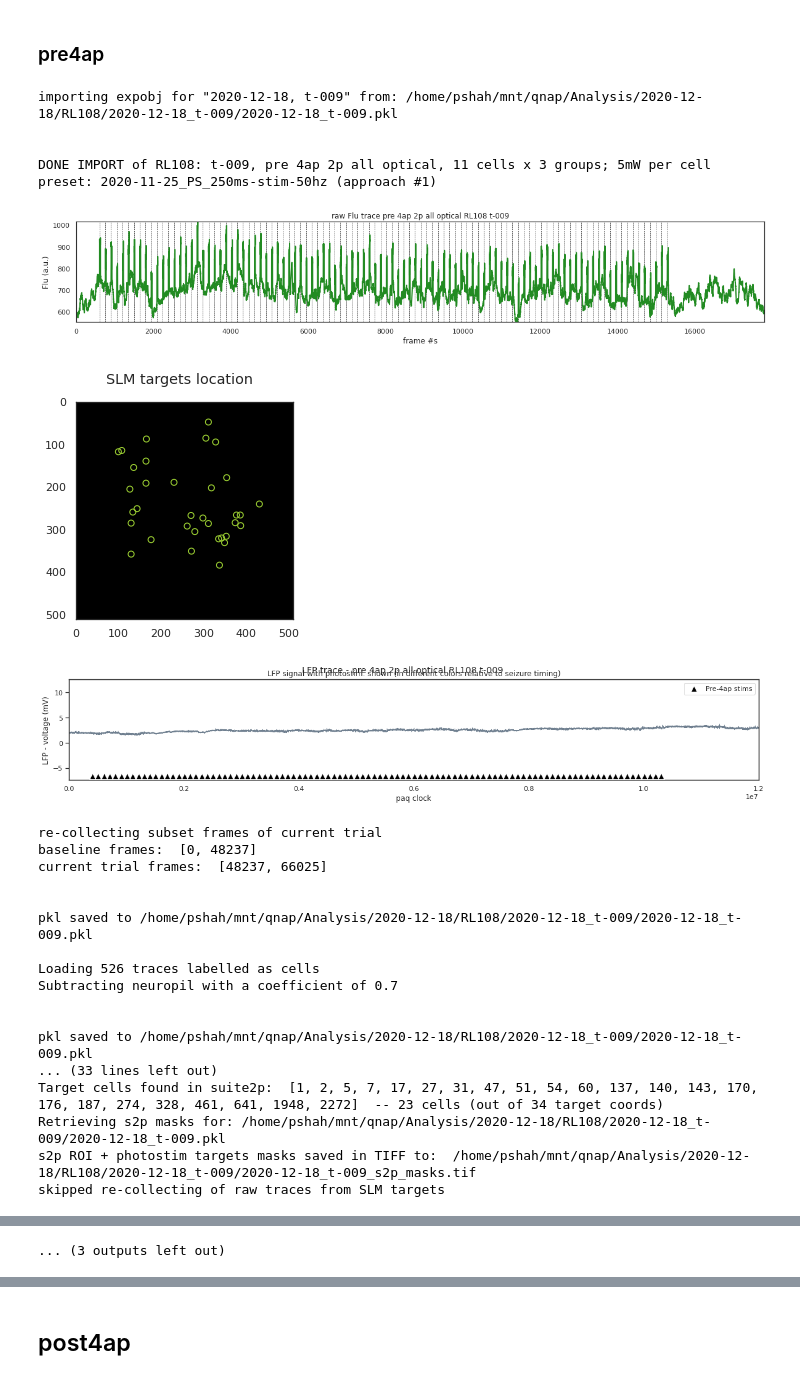
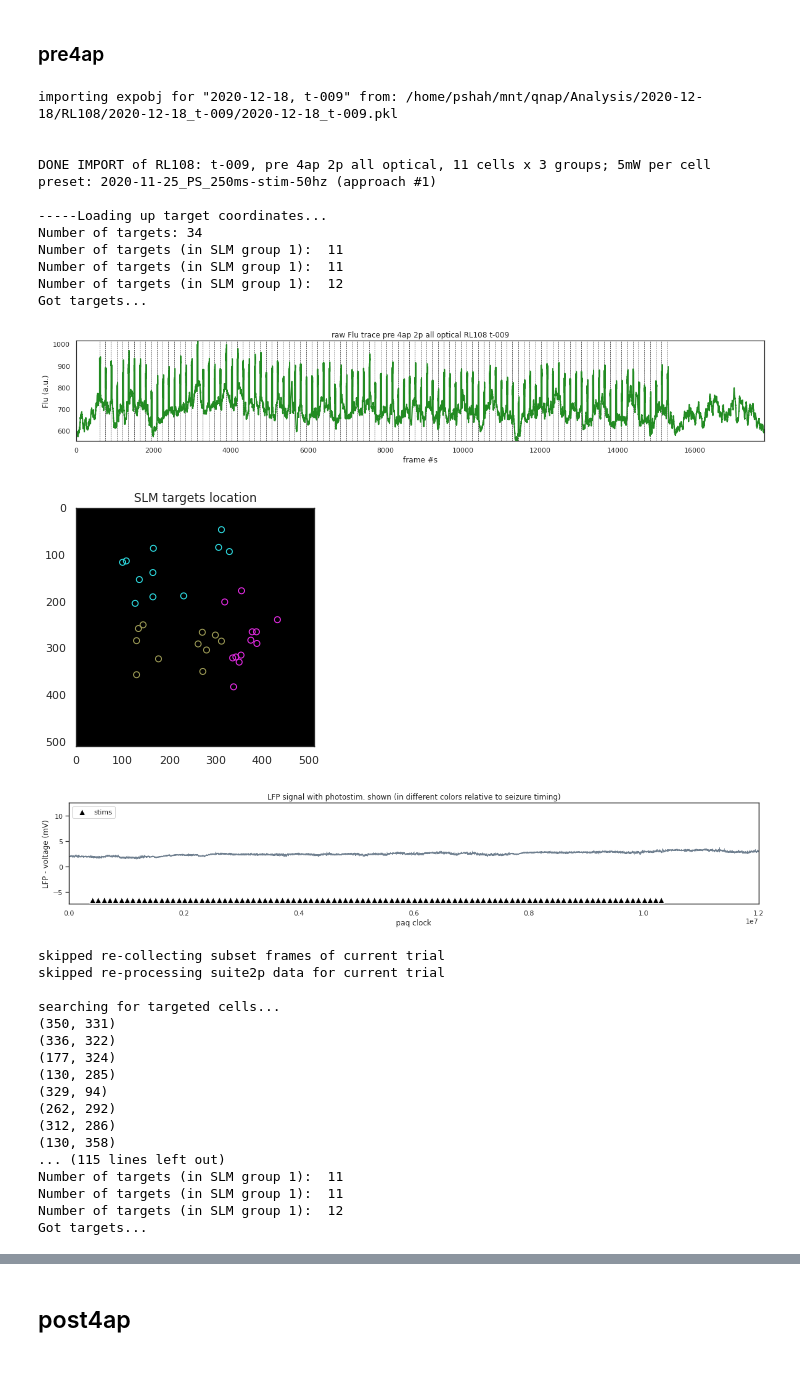
Before and after one commit to Packer-Lab/AllOpticalSeizure, a Jupyter notebook: jupyter - current/RL108/processing_RL108_2020-12-18.ipynb, the cells around one changed output, grey strips where cells are left out. Cells and saved outputs as stored; diff of their text form; code cells hidden in the pictures.

```diff
--- a/jupyter - current/RL108/processing_RL108_2020-12-18.ipynb
+++ b/jupyter - current/RL108/processing_RL108_2020-12-18.ipynb
@@ -20,36 +22,43 @@ baseline_trials = ['t-005', 't-006', 't-008'] # specify which trials to use as s
 # %%
 trials = ['t-009', 't-010']
 
 for trial in trials:
     ###### IMPORT pkl file containing expobj
     date = '2020-12-18'
     pkl_path = "/home/pshah/mnt/qnap/Analysis/%s/RL108/%s_%s/%s_%s.pkl" % (date, date, trial, date, trial)
 
     expobj, experiment = aoutils.import_expobj(trial=trial, date=date, pkl_path=pkl_path)
     expobj.s2p_path = '/home/pshah/mnt/qnap/Analysis/2020-12-18/suite2p/alloptical-2p-1x-alltrials/plane0'
-    aoutils.run_alloptical_processing_photostim(expobj, to_suite2p=to_suite2p, baseline_trials=baseline_trials, force_redo=True)
+    aoutils.run_alloptical_processing_photostim(expobj, to_suite2p=to_suite2p, baseline_trials=baseline_trials, force_redo=False)
 # %% [output]
 importing expobj for "2020-12-18, t-009" from: /home/pshah/mnt/qnap/Analysis/2020-12-18/RL108/2020-12-18_t-009/2020-12-18_t-009.pkl
 
 
 DONE IMPORT of RL108: t-009, pre 4ap 2p all optical, 11 cells x 3 groups; 5mW per cell preset: 2020-11-25_PS_250ms-stim-50hz (approach #1)
+
+-----Loading up target coordinates...
+Number of targets: 34
+Number of targets (in SLM group 1):  11
+Number of targets (in SLM group 1):  11
+Number of targets (in SLM group 1):  12
+Got targets...
 [figure]
-[figure, old version]
+[figure, new version]
-[figure, old version]
+[figure, new version]
-re-collecting subset frames of current trial
-baseline frames:  [0, 48237]
-current trial frames:  [48237, 66025]
+skipped re-collecting subset frames of current trial
+skipped re-processing suite2p data for current trial
 
-
-pkl saved to /home/pshah/mnt/qnap/Analysis/2020-12-18/RL108/2020-12-18_t-009/2020-12-18_t-009.pkl
-
-Loading 526 traces labelled as cells
-Subtracting neuropil with a coefficient of 0.7
-
-
-pkl saved to /home/pshah/mnt/qnap/Analysis/2020-12-18/RL108/2020-12-18_t-009/2020-12-18_t-009.pkl
-... (33 lines left out)
-Target cells found in suite2p:  [1, 2, 5, 7, 17, 27, 31, 47, 51, 54, 60, 137, 140, 143, 170, 176, 187, 274, 328, 461, 641, 1948, 2272]  -- 23 cells (out of 34 target coords)
-Retrieving s2p masks for: /home/pshah/mnt/qnap/Analysis/2020-12-18/RL108/2020-12-18_t-009/2020-12-18_t-009.pkl
-s2p ROI + photostim targets masks saved in TIFF to:  /home/pshah/mnt/qnap/Analysis/2020-12-18/RL108/2020-12-18_t-009/2020-12-18_t-009_s2p_masks.tif
-skipped re-collecting of raw traces from SLM targets
+searching for targeted cells...
+(350, 331)
+(336, 322)
+(177, 324)
+(130, 285)
+(329, 94)
+(262, 292)
+(312, 286)
+(130, 358)
+... (115 lines left out)
+Number of targets (in SLM group 1):  11
+Number of targets (in SLM group 1):  11
+Number of targets (in SLM group 1):  12
+Got targets...
@@ -95 +88,0 @@ skipped re-collecting of raw traces from SLM targets
-... (3 outputs left out)
```
Also changed, not shown: parts of 3 cells of this notebook, 12 other files.
